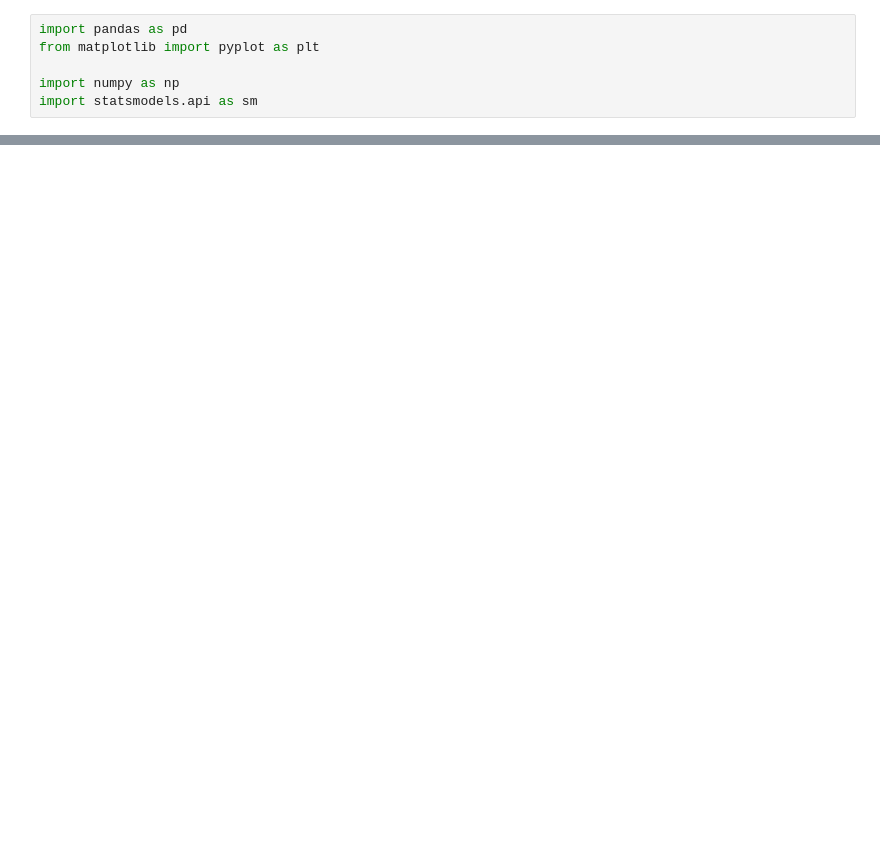
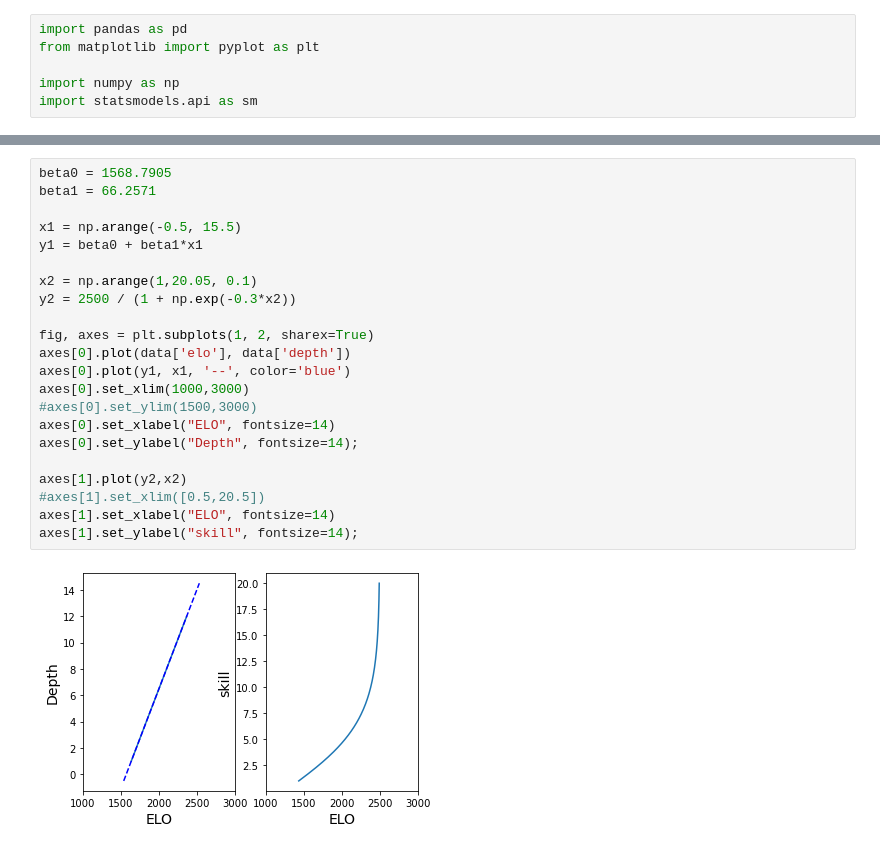
Before and after one commit to CyberPunkLabs/granmaster, a Jupyter notebook: datasheets/calculosELO.ipynb, the cells around one changed output, grey strips where cells are left out. Saved outputs shown, nothing was run; the diff lists cells and outputs as text; blank space fills up the shorter version.

```diff
--- a/datasheets/calculosELO.ipynb
+++ b/datasheets/calculosELO.ipynb
@@ -90,0 +105,24 @@ data
+# %%
+beta0 = 1568.7905
+beta1 = 66.2571
+
+x1 = np.arange(-0.5, 15.5)
+y1 = beta0 + beta1*x1
+
+x2 = np.arange(1,20.05, 0.1)
+y2 = 2500 / (1 + np.exp(-0.3*x2))
+
+fig, axes = plt.subplots(1, 2, sharex=True)
+axes[0].plot(data['elo'], data['depth'])
+axes[0].plot(y1, x1, '--', color='blue')
+axes[0].set_xlim(1000,3000)
+#axes[0].set_ylim(1500,3000)
+axes[0].set_xlabel("ELO", fontsize=14)
+axes[0].set_ylabel("Depth", fontsize=14);
+
+axes[1].plot(y2,x2)
+#axes[1].set_xlim([0.5,20.5])
+axes[1].set_xlabel("ELO", fontsize=14)
+axes[1].set_ylabel("skill", fontsize=14);
+# %% [output]
+[figure, added]
```
Also changed, not shown: parts of 9 cells of this notebook, 3 other files.
